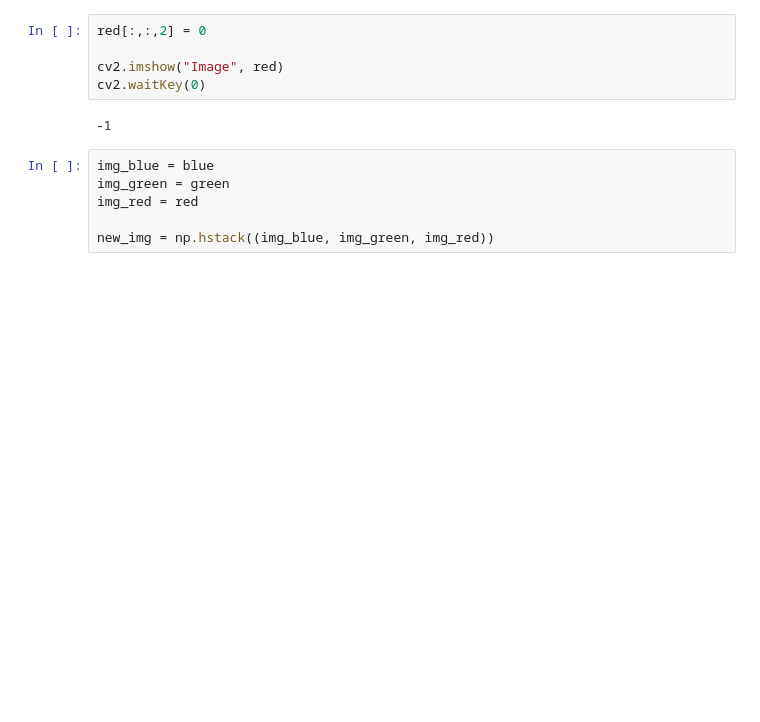
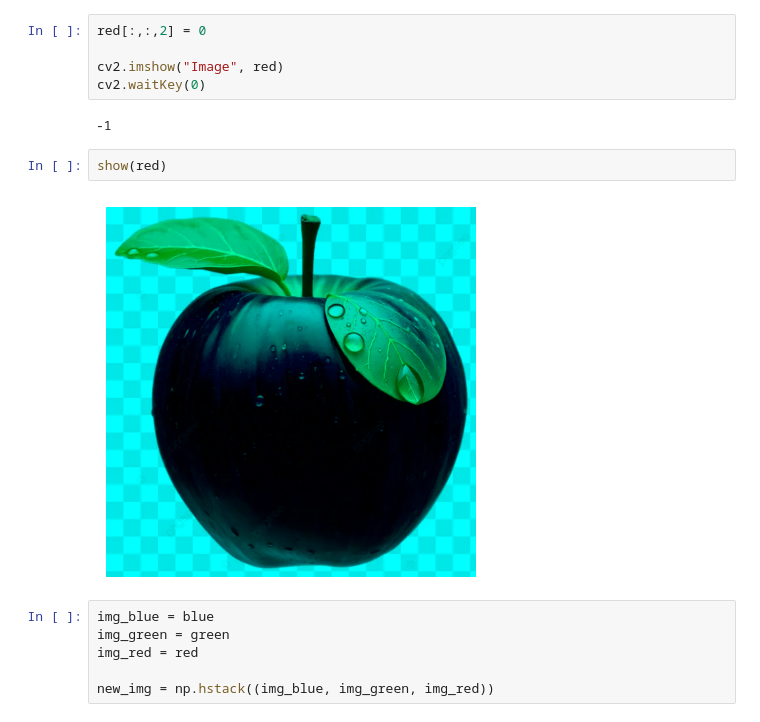
Before and after one commit to ManavKatrodiyaOpash/AI-ML-Internship, a Jupyter notebook: Day 47 Image Processing/image_processing.ipynb, the cells around one changed output. Cells and saved outputs as stored; diff of their text form; blank space fills up the shorter version.

```diff
--- a/Day 47 Image Processing/image_processing.ipynb
+++ b/Day 47 Image Processing/image_processing.ipynb
@@ -89,6 +100,10 @@ cv2.imshow("Image", red)
 cv2.waitKey(0)
 # %% [output]
 -1
+# %%
+show(red)
+# %% [output]
+[figure, added]
 # %%
 img_blue = blue
 img_green = green
```
Also changed, not shown: parts of 15 cells of this notebook, 4 other files.
